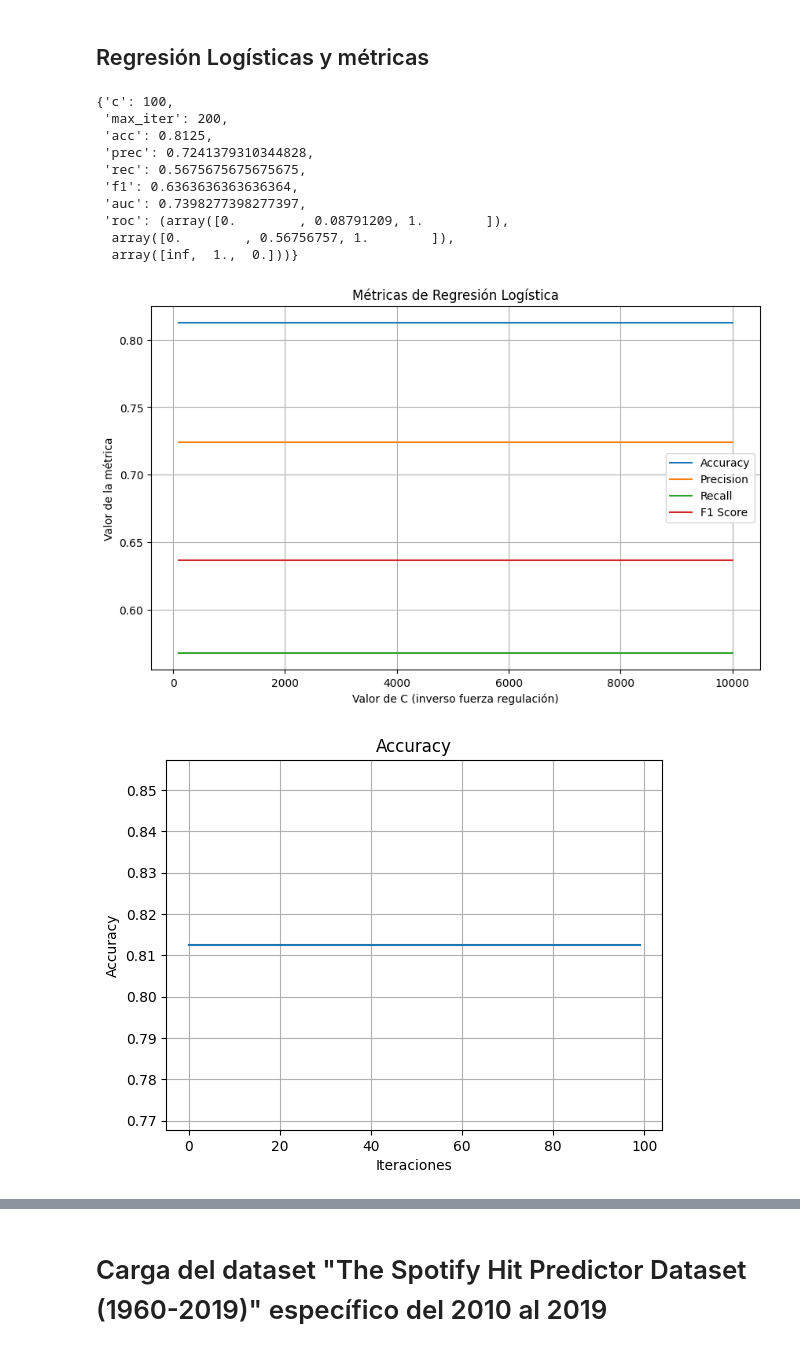
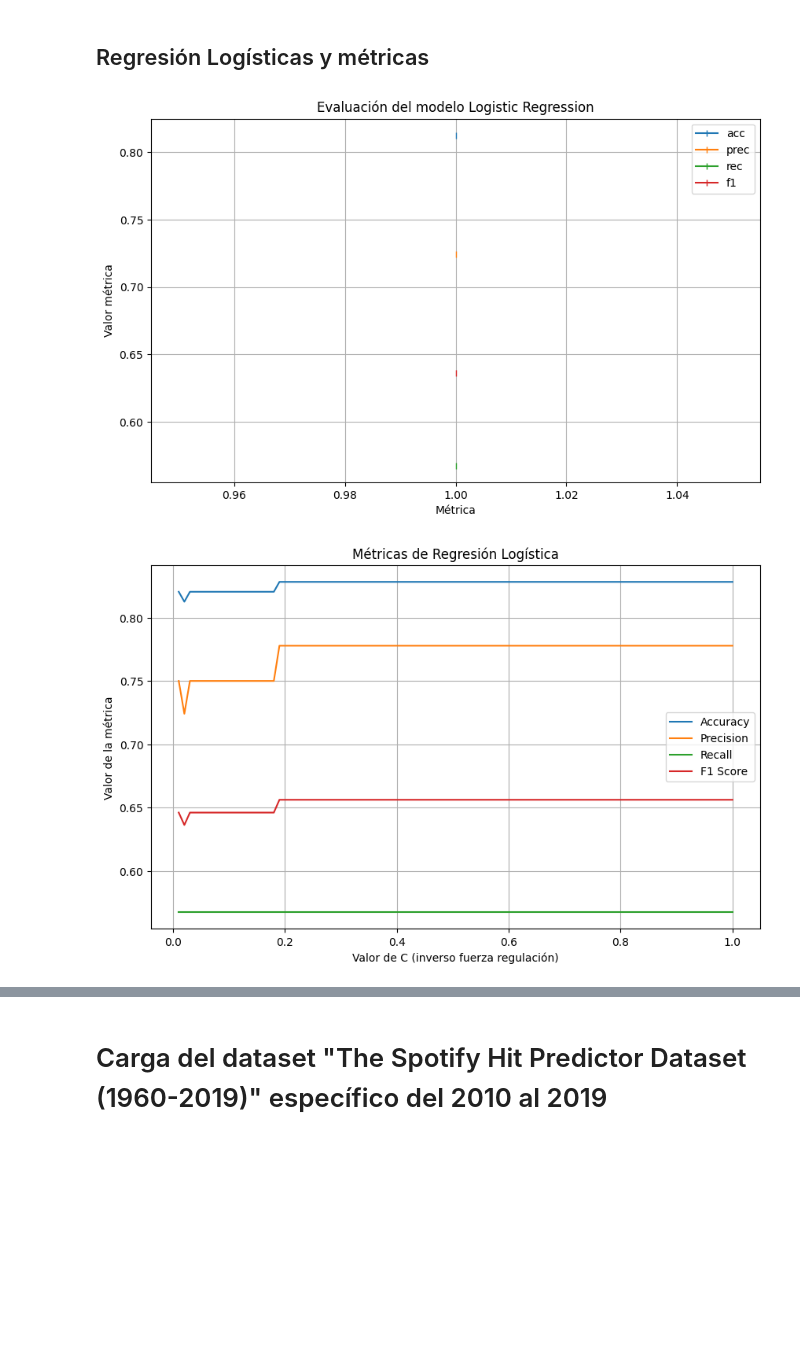
Before and after one commit to RavenInDisguise/ProyectoI_IA, a Jupyter notebook: proyecto_1.ipynb, the cells around one changed output, grey strips where cells are left out. Drawn from its saved outputs; the diff is of its cells as text; code cells hidden in the pictures; blank space fills up the shorter version.

Commit message:
style: otros graficos del primer modelo lr

```diff
--- a/proyecto_1.ipynb
+++ b/proyecto_1.ipynb
@@ -411,7 +525,7 @@ y_test = dataFrameTesting['Outcome']
 # solver: tipo de algoritmo para la optimización del problema (tiene que ir de la mano con el tipo de penalizador)
 
 lr_c = 100
-lr_max_iter = 200
+lr_max_iter = 1000
 
 lr_model = LogisticRegression(C=lr_c, max_iter=lr_max_iter, )
 lr_model.fit(x_train, y_train)
@@ -427,18 +541,31 @@ lr_auc = roc_auc_score(y_test, lr_pred)
 
 lr_performance = {'c': lr_c, 'max_iter': lr_max_iter, 'acc': lr_acc, 'prec': lr_prec, 'rec': lr_rec, 'f1': lr_f1, 'auc': lr_auc, 'roc': lr_roc}
 
-display(lr_performance)
+#display(lr_performance)
+
+# Histograma con las evaluaciones
+
+plot_data = {
+    'acc': [lr_acc],
+    'prec': [lr_prec],
+    'rec': [lr_rec],
+    'f1': [lr_f1]
+}
+plot_df = pd.DataFrame(plot_data)
+
+fig, ax = plt.subplots(figsize=(10,6))
+
+for col in plot_df.columns:
+    ax.plot([1], plot_df[col], marker='|', label=col)
+
+ax.set_title('Evaluación del modelo Logistic Regression')
+ax.set_xlabel('Métrica')
+ax.set_ylabel('Valor métrica')
+ax.legend()
+plt.grid(True)
+plt.show()
 # %% [output]
-{'c': 100,
- 'max_iter': 200,
- 'acc': 0.8125,
- 'prec': 0.7241379310344828,
- 'rec': 0.5675675675675675,
- 'f1': 0.6363636363636364,
- 'auc': 0.7398277398277397,
- 'roc': (array([0.        , 0.08791209, 1.        ]),
-  array([0.        , 0.56756757, 1.        ]),
-  array([inf,  1.,  0.]))}
+[figure, added]
 # %%
 # Cambiar periódicamente el valor C para ver si afecta el desempeño
 
@@ -451,7 +578,8 @@ f1_list = []
 roc_list = []
 auc_list = []
 
-c_range = list(range(100,10100, 100))
+#c_range = list(range(100,10100, 100))
+c_range = np.linspace(0.01, 1.0, 100)
 
 for c_val in c_range:
     log_reg = LogisticRegression(C=c_val, max_iter=lr_max_iter, )
@@ -464,37 +592,36 @@ for c_val in c_range:
     log_f1 = f1_score(y_test, log_pred)
 
     log_roc = roc_curve(y_test, log_pred)
     log_auc = roc_auc_score(y_test, log_pred)
 
     log_performance = {'c': c_val, 'max_iter': lr_max_iter, 'acc': log_acc, 'prec': log_prec, 'rec': log_rec, 'f1': log_f1, 'auc': log_auc, 'roc': log_roc}
 
     log_list.append(log_performance)
     acc_list.append(log_acc)
     prec_list.append(log_prec)
     rec_list.append(log_rec)
     f1_list.append(log_f1)
     roc_list.append(log_roc)
     auc_list.append(log_auc)
 
 
 fig, ax = plt.subplots(figsize=(10,6))
 ax.plot(c_range, acc_list, label='Accuracy', )
 ax.plot(c_range, prec_list, label='Precision', )
 ax.plot(c_range, rec_list, label='Recall', )
 ax.plot(c_range, f1_list, label='F1 Score', )
 ax.set_title('Métricas de Regresión Logística')
 ax.set_xlabel('Valor de C (inverso fuerza regulación)')
 ax.set_ylabel('Valor de la métrica')
 plt.grid()
 plt.legend()
 plt.show()
 
 
-printAccGraph(log_list)
-printPrecGraph(log_list)
-printRecGraph(log_list)
-printF1Graph(log_list)
-printAucGraph(log_list)
+#printAccGraph(log_list)
+#printPrecGraph(log_list)
+#printRecGraph(log_list)
+#printF1Graph(log_list)
+#printAucGraph(log_list)
 # %% [output]
-[figure, old version]
+[figure, new version]
-[figure, removed]
```
Also changed, not shown: parts of 26 cells of this notebook.
